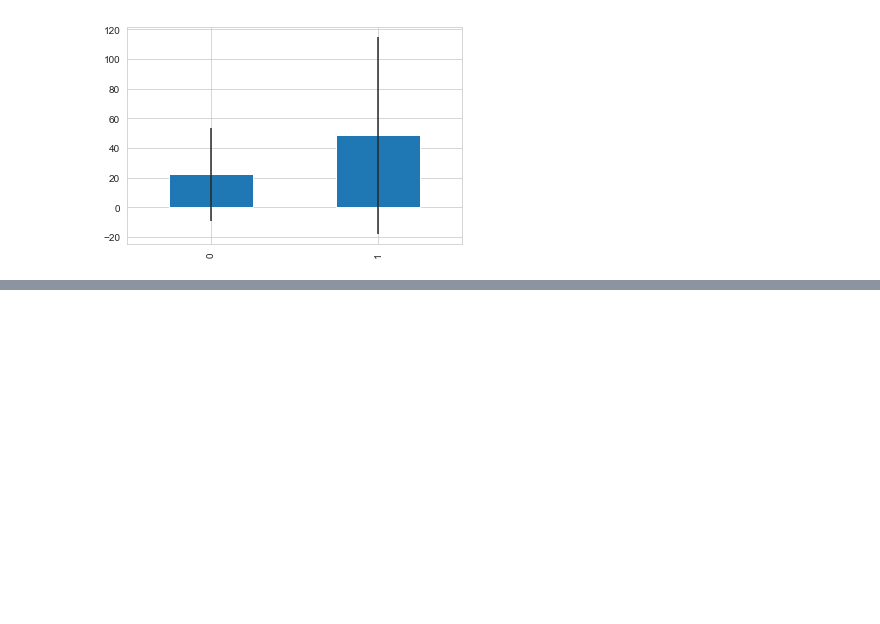
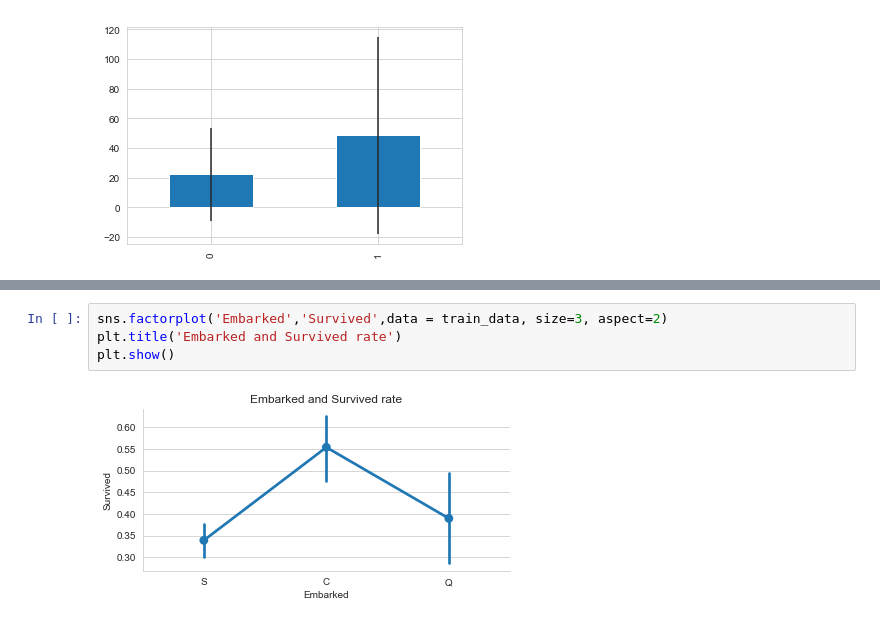
Before and after one commit to QQYES/kaggle_titanic, a Jupyter notebook: titanic_advanced.ipynb, the cells around one changed output, grey strips where cells are left out. Drawn from its saved outputs; the diff is of its cells as text; blank space fills up the shorter version.

```diff
--- a/titanic_advanced.ipynb
+++ b/titanic_advanced.ipynb
@@ -353,0 +377,6 @@ plt.show()
+# %%
+sns.factorplot('Embarked','Survived',data = train_data, size=3, aspect=2)
+plt.title('Embarked and Survived rate')
+plt.show()
+# %% [output]
+[figure, added]
```
Also changed, not shown: parts of 8 cells of this notebook.
